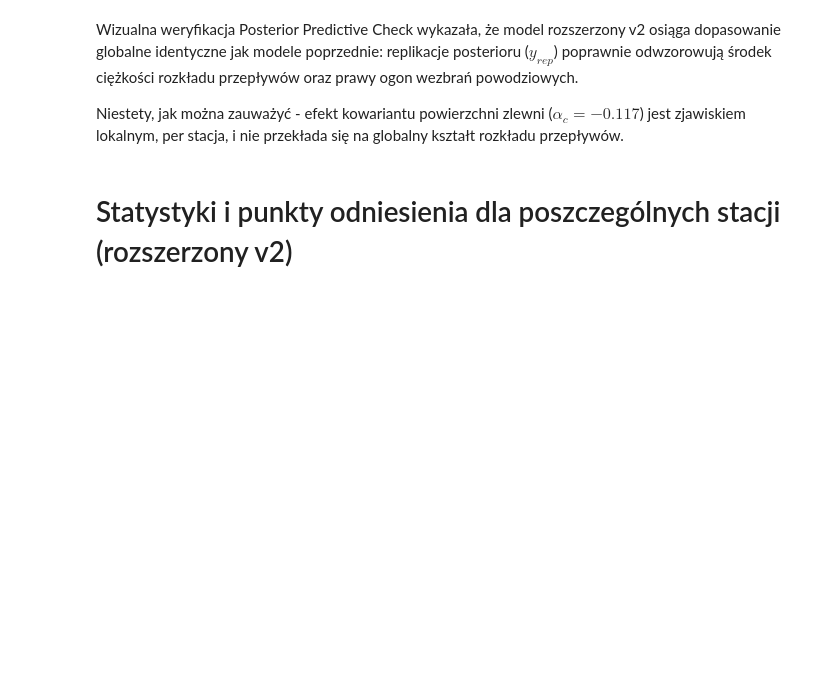
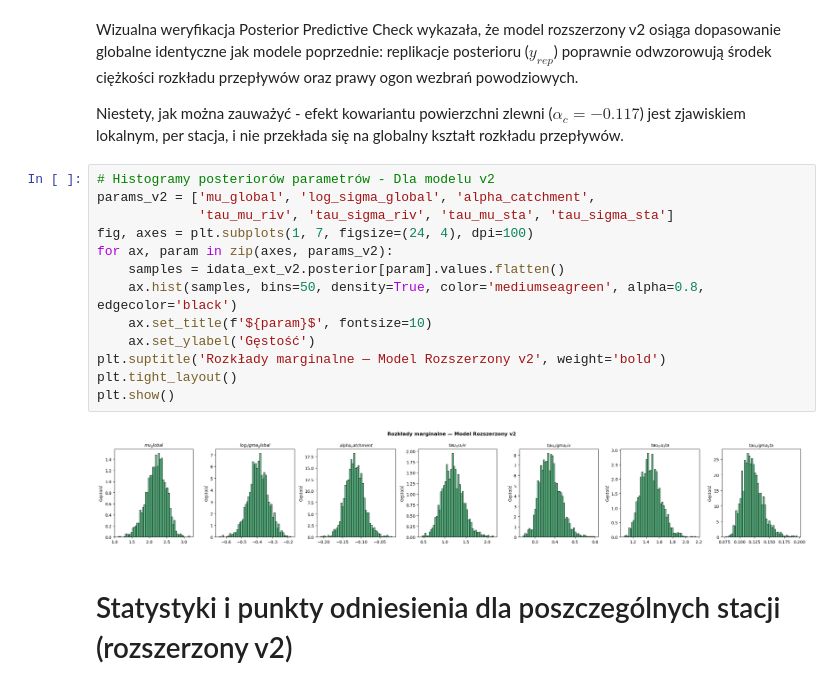
Before and after one commit to pjerzyna/Data-Analytics-Project, a Jupyter notebook: nested_hierarchical.ipynb, the cells around one changed output. Cells and saved outputs as stored; diff of their text form; blank space fills up the shorter version.

```diff
--- a/nested_hierarchical.ipynb
+++ b/nested_hierarchical.ipynb
@@ -1751,6 +1769,21 @@ ogon wezbrań powodziowych.
 
 Niestety, jak można zauważyć - efekt kowariantu powierzchni zlewni ($\alpha_c = -0.117$) jest zjawiskiem lokalnym,
 per stacja, i nie przekłada się na globalny kształt rozkładu przepływów.
+# %%
+# Histogramy posteriorów parametrów - Dla modelu v2
+params_v2 = ['mu_global', 'log_sigma_global', 'alpha_catchment',
+             'tau_mu_riv', 'tau_sigma_riv', 'tau_mu_sta', 'tau_sigma_sta']
+fig, axes = plt.subplots(1, 7, figsize=(24, 4), dpi=100)
+for ax, param in zip(axes, params_v2):
+    samples = idata_ext_v2.posterior[param].values.flatten()
+    ax.hist(samples, bins=50, density=True, color='mediumseagreen', alpha=0.8, edgecolor='black')
+    ax.set_title(f'${param}$', fontsize=10)
+    ax.set_ylabel('Gęstość')
+plt.suptitle('Rozkłady marginalne — Model Rozszerzony v2', weight='bold')
+plt.tight_layout()
+plt.show()
+# %% [output]
+[figure, added]
 # %% [markdown]
 # Statystyki i punkty odniesienia dla poszczególnych stacji (rozszerzony v2)
 # %%
```
Also changed, not shown: parts of 2 cells of this notebook, 1 other file.
